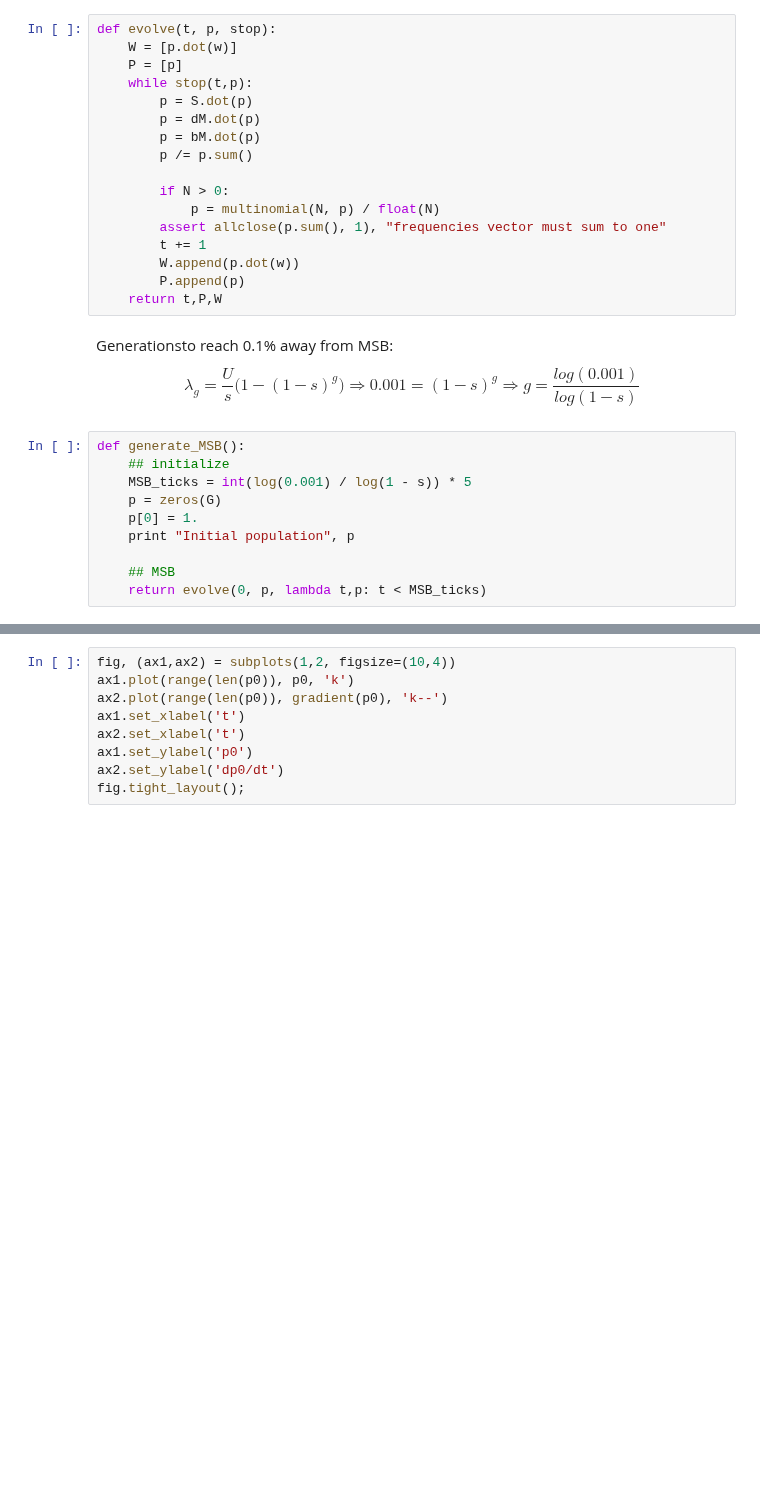
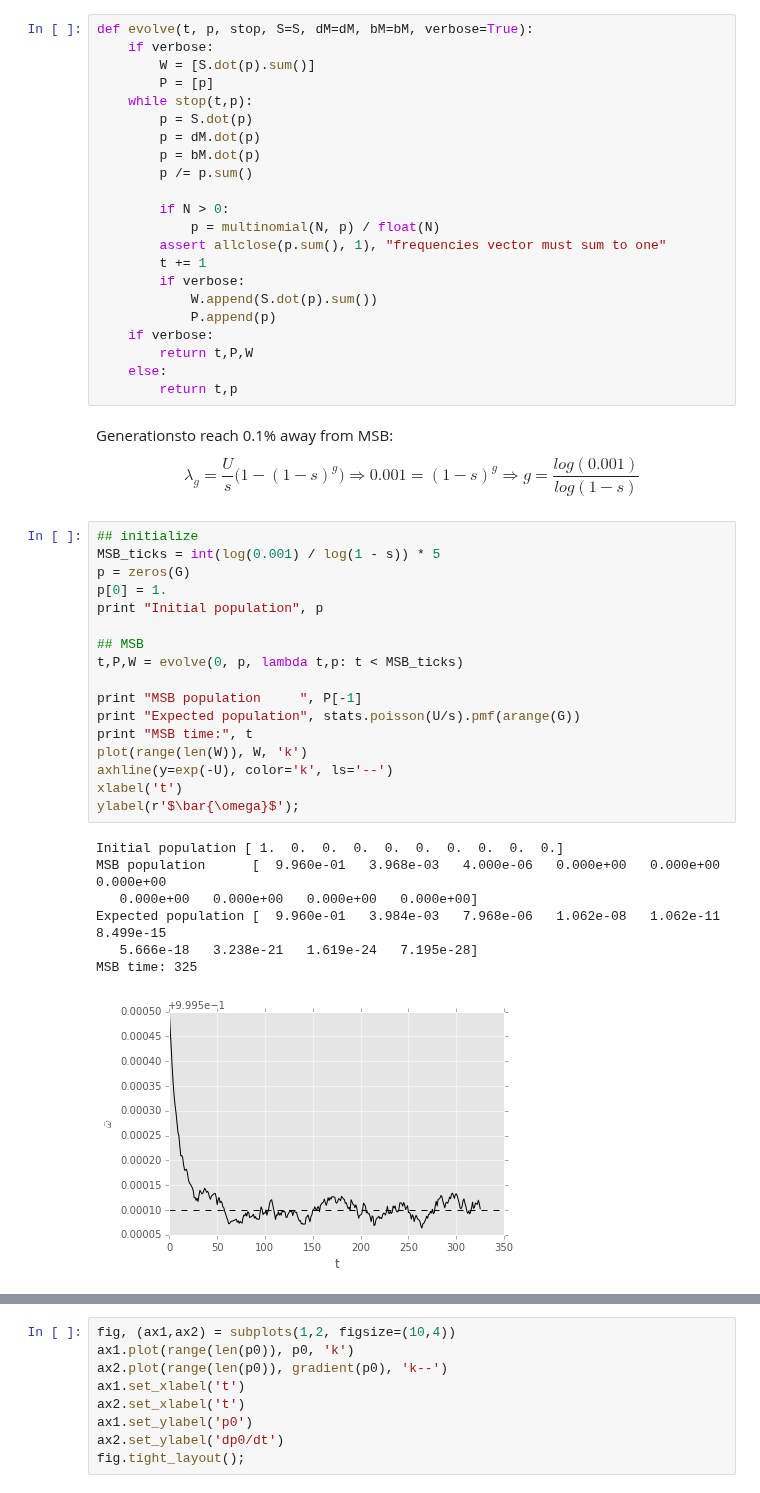
Before and after one commit to yoavram/mamba, a Jupyter notebook: simarba/adaptation model.ipynb, the cells around one changed output, grey strips where cells are left out. Saved outputs shown, nothing was run; the diff lists cells and outputs as text; blank space fills up the shorter version.

```diff
--- a/simarba/adaptation model.ipynb
+++ b/simarba/adaptation model.ipynb
@@ -35,7 +44,8 @@ p0 = None
 # %%
-def evolve(t, p, stop):
-    W = [p.dot(w)]
-    P = [p]
+def evolve(t, p, stop, S=S, dM=dM, bM=bM, verbose=True):
+    if verbose:
+        W = [S.dot(p).sum()]
+        P = [p]
     while stop(t,p):
         p = S.dot(p)
         p = dM.dot(p)
@@ -46,9 +56,13 @@ def evolve(t, p, stop):
             p = multinomial(N, p) / float(N)
         assert allclose(p.sum(), 1), "frequencies vector must sum to one"
         t += 1
-        W.append(p.dot(w))
-        P.append(p)
-    return t,P,W
+        if verbose:
+            W.append(S.dot(p).sum())
+            P.append(p)
+    if verbose:
+        return t,P,W
+    else:
+        return t,p
 # %% [markdown]
 Generationsto reach 0.1% away from MSB:
 $$
@@ -57,12 +71,27 @@ $$
 g = \frac{log(0.001)}{log(1-s)}
 $$
 # %%
-def generate_MSB():
-    ## initialize
-    MSB_ticks = int(log(0.001) / log(1 - s)) * 5
-    p = zeros(G)
-    p[0] = 1.
-    print "Initial population", p
+## initialize
+MSB_ticks = int(log(0.001) / log(1 - s)) * 5
+p = zeros(G)
+p[0] = 1.
+print "Initial population", p
 
-    ## MSB
-    return evolve(0, p, lambda t,p: t < MSB_ticks)
+## MSB
+t,P,W = evolve(0, p, lambda t,p: t < MSB_ticks)
+
+print "MSB population     ", P[-1]
+print "Expected population", stats.poisson(U/s).pmf(arange(G))
+print "MSB time:", t
+plot(range(len(W)), W, 'k')
+axhline(y=exp(-U), color='k', ls='--')
+xlabel('t')
+ylabel(r'$\bar{\omega}$');
+# %% [output]
+Initial population [ 1.  0.  0.  0.  0.  0.  0.  0.  0.  0.]
+MSB population      [  9.960e-01   3.968e-03   4.000e-06   0.000e+00   0.000e+00   0.000e+00
+   0.000e+00   0.000e+00   0.000e+00   0.000e+00]
+Expected population [  9.960e-01   3.984e-03   7.968e-06   1.062e-08   1.062e-11   8.499e-15
+   5.666e-18   3.238e-21   1.619e-24   7.195e-28]
+MSB time: 325
+[figure, added]
```
Also changed, not shown: parts of 25 cells of this notebook.
